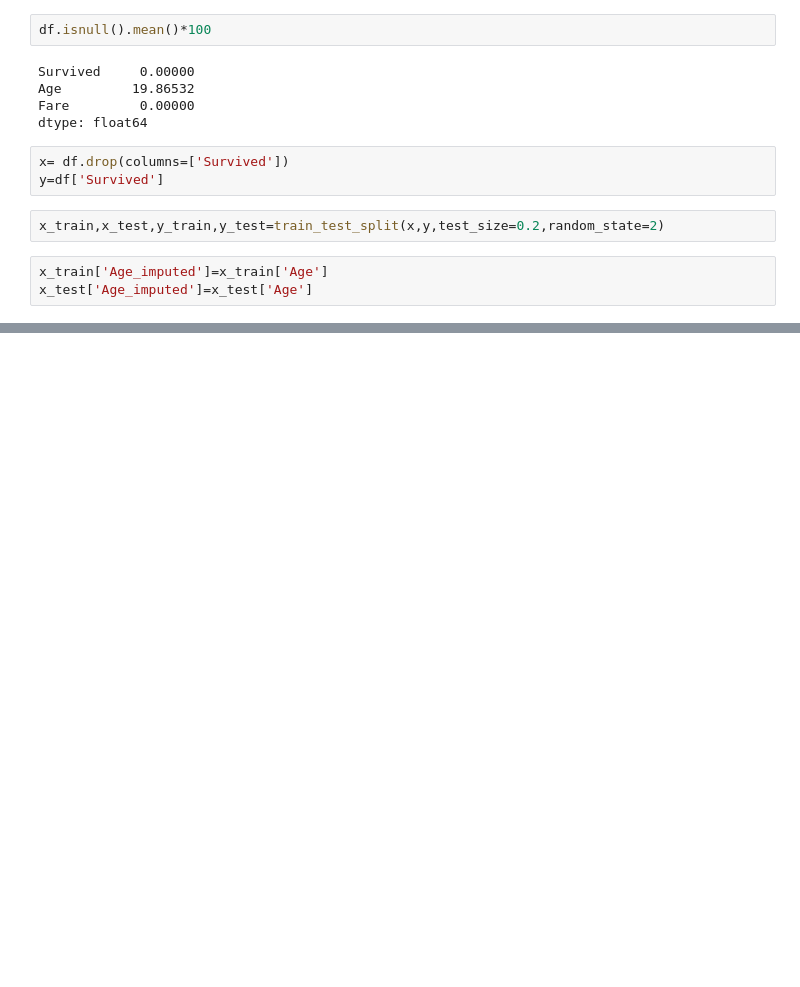
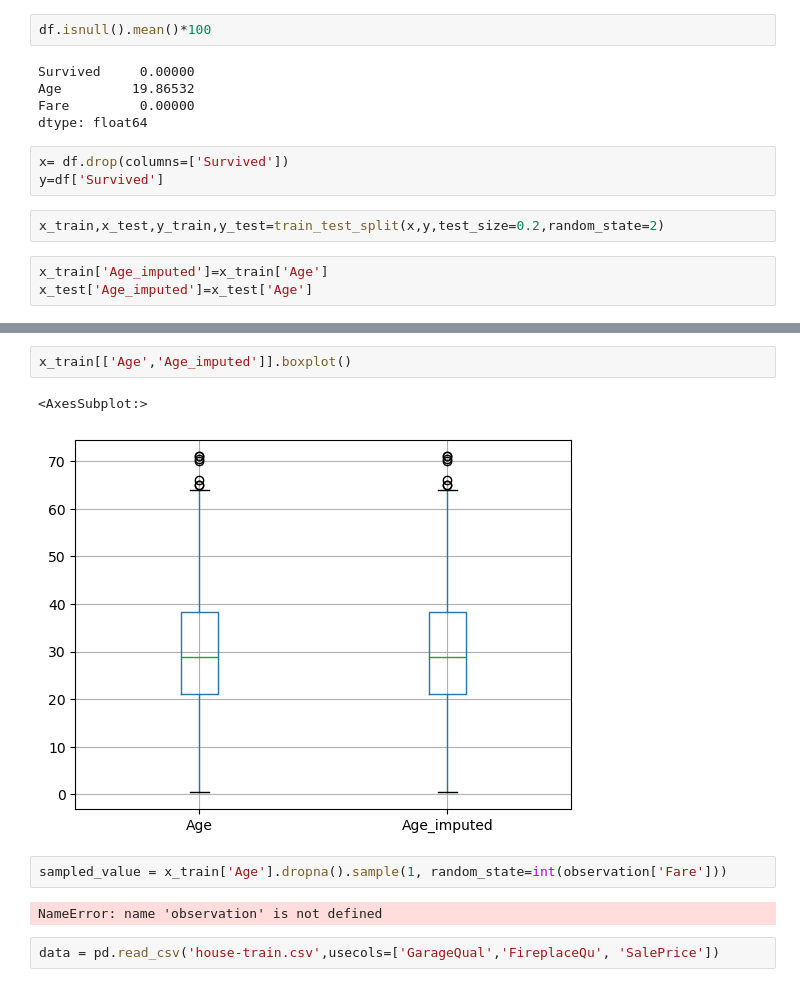
Before and after one commit to utkal08/ML-TASK, a Jupyter notebook: 100-days-ML/Random-simple-imputation.ipynb, the cells around one changed output, grey strips where cells are left out. Cells and saved outputs as stored; diff of their text form; blank space fills up the shorter version.

```diff
--- a/100-days-ML/Random-simple-imputation.ipynb
+++ b/100-days-ML/Random-simple-imputation.ipynb
@@ -37,0 +60,11 @@ x_train['Age_imputed'][x_train['Age_imputed'].isnull()]=x_train['Age'/
+# %%
+x_train[['Age','Age_imputed']].boxplot()
+# %% [output]
+<AxesSubplot:>
+[figure, added]
+# %%
+sampled_value = x_train['Age'].dropna().sample(1, random_state=int(observation['Fare']))
+# %% [output]
+NameError: name 'observation' is not defined
+# %%
+data = pd.read_csv('house-train.csv',usecols=['GarageQual','FireplaceQu', 'SalePrice'])
```
Also changed, not shown: parts of 10 cells of this notebook, 3 other files.
